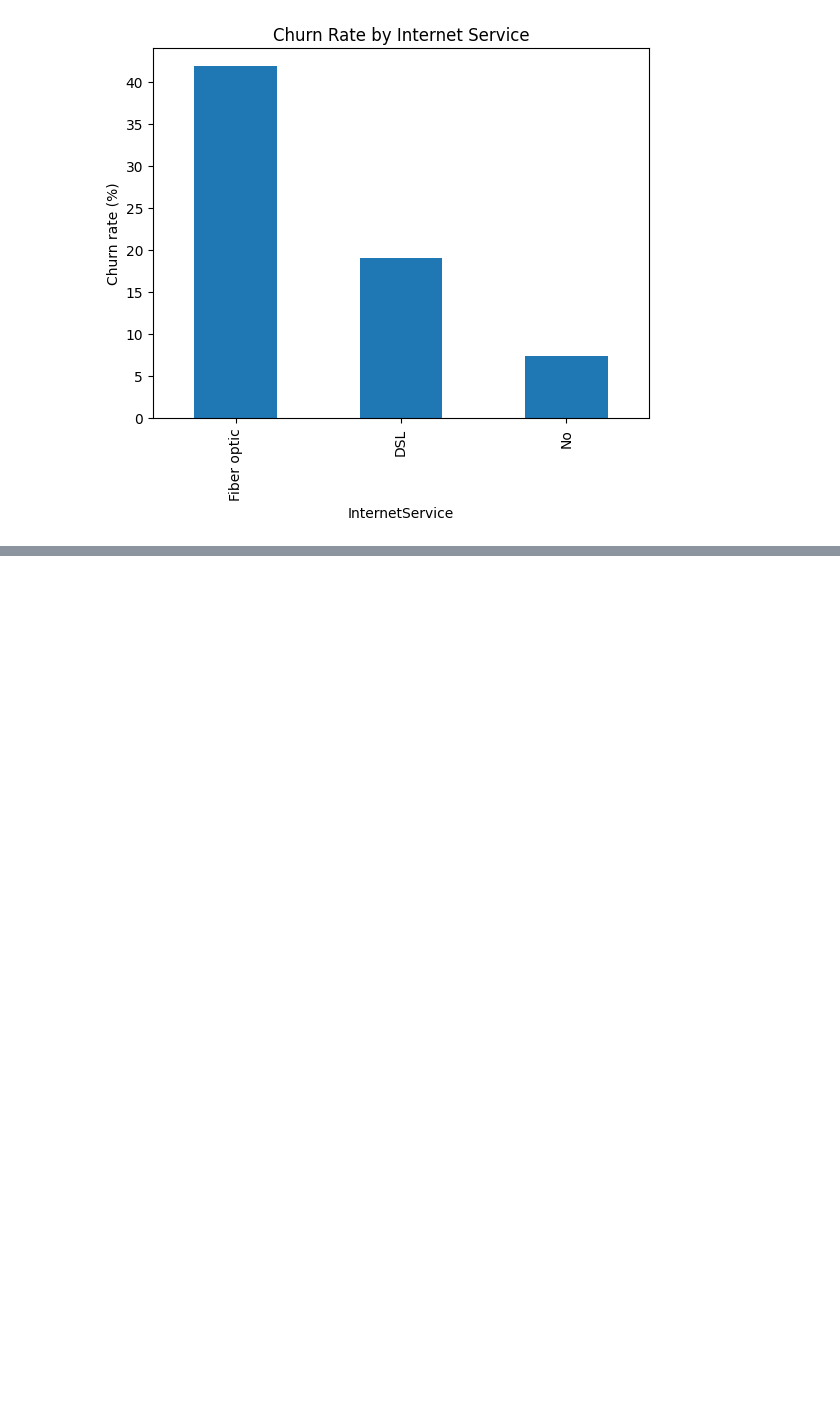
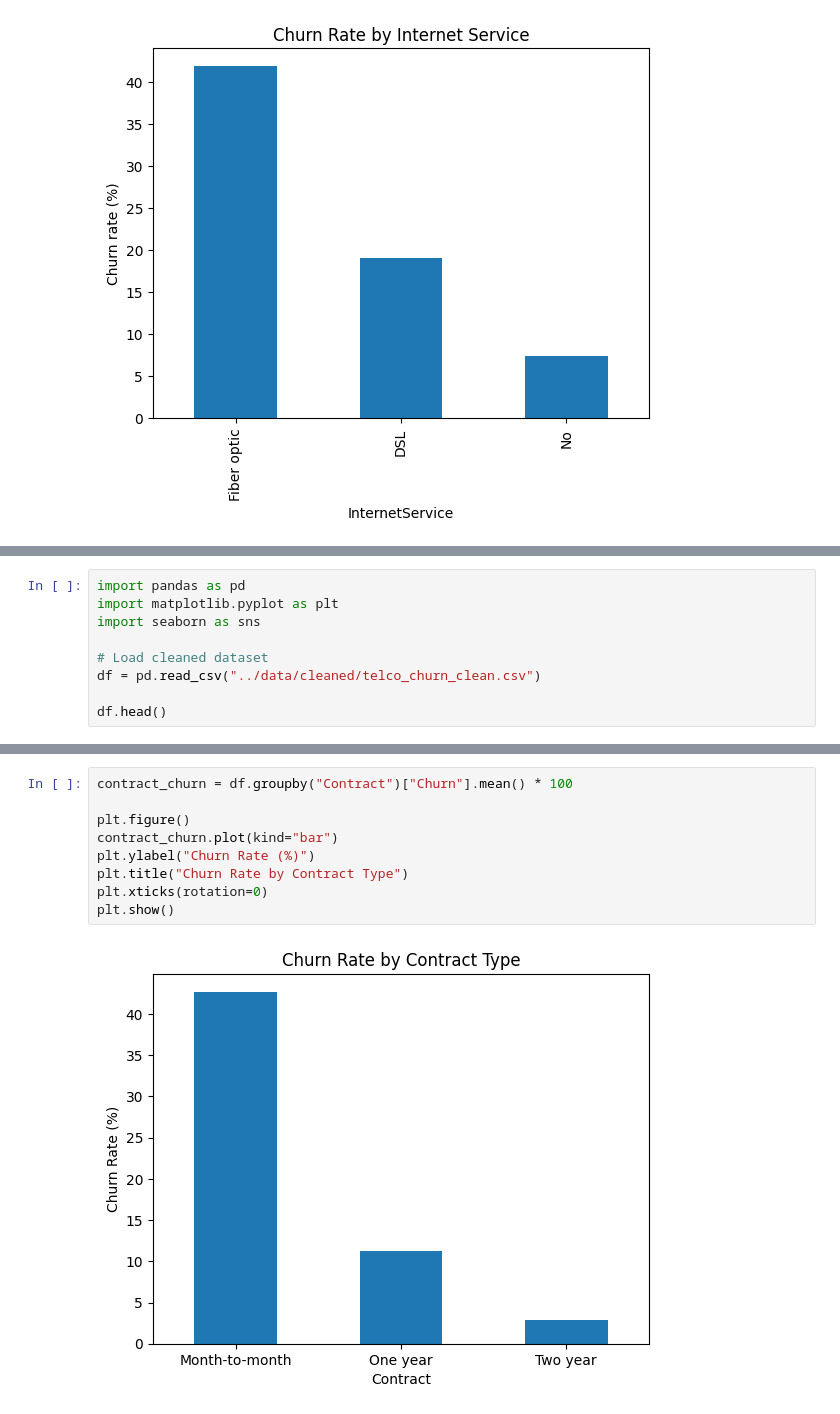
Before and after one commit to vvXranjan/telco-churn-analysis, a Jupyter notebook: notebooks/02_eda.ipynb, the cells around one changed output, grey strips where cells are left out. Saved outputs shown, nothing was run; the diff lists cells and outputs as text; blank space fills up the shorter version.

```diff
--- a/notebooks/02_eda.ipynb
+++ b/notebooks/02_eda.ipynb
@@ -137,0 +156,9 @@ plt.show()
+# %%
+import pandas as pd
+import matplotlib.pyplot as plt
+import seaborn as sns
+
+# Load cleaned dataset
+df = pd.read_csv("../data/cleaned/telco_churn_clean.csv")
+
+df.head()
@@ -137,0 +191,11 @@ plt.show()
+# %%
+contract_churn = df.groupby("Contract")["Churn"].mean() * 100
+
+plt.figure()
+contract_churn.plot(kind="bar")
+plt.ylabel("Churn Rate (%)")
+plt.title("Churn Rate by Contract Type")
+plt.xticks(rotation=0)
+plt.show()
+# %% [output]
+[figure, added]
```
Also changed, not shown: parts of 8 cells of this notebook.
